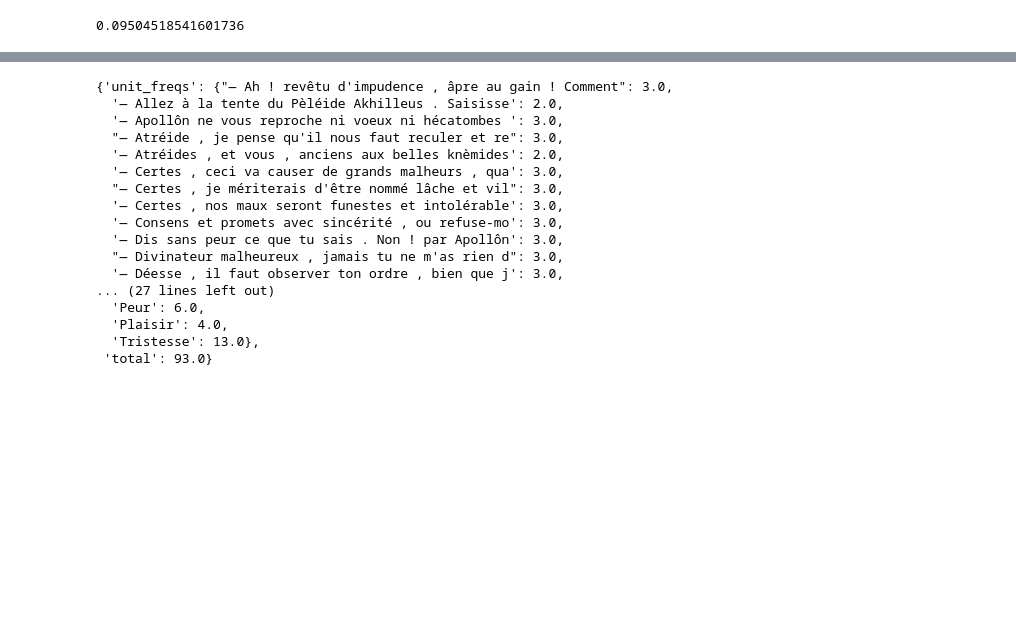
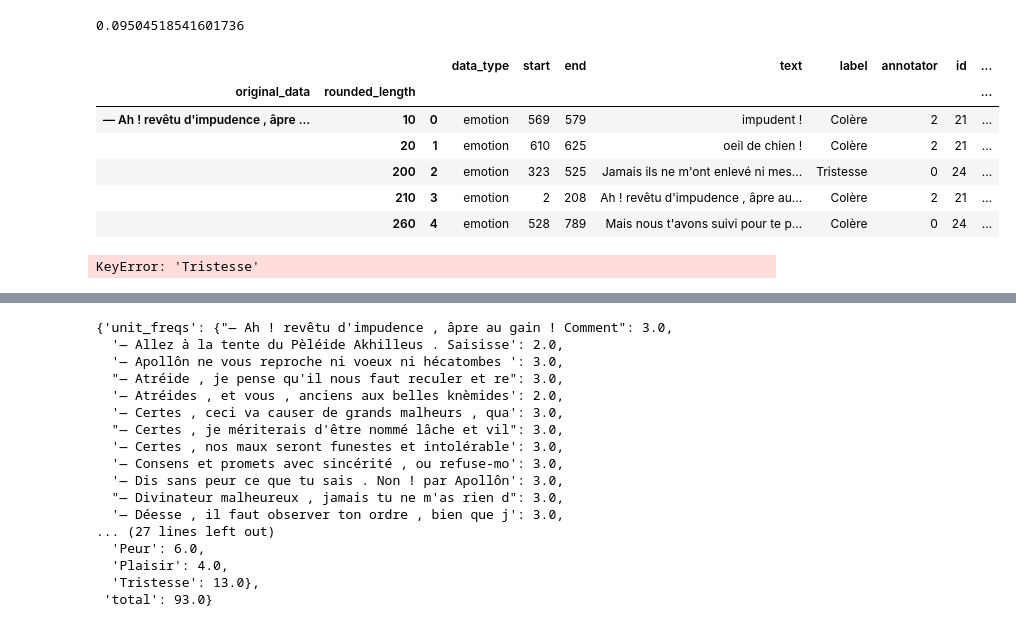
Before and after one commit to dpicca/Homer_Iliad_Dataset, a Jupyter notebook: Dataframes/Data_cleaning.ipynb, the cells around one changed output, grey strips where cells are left out. Saved outputs shown, nothing was run; the diff lists cells and outputs as text; code cells hidden in the pictures; blank space fills up the shorter version.

```diff
--- a/Dataframes/Data_cleaning.ipynb
+++ b/Dataframes/Data_cleaning.ipynb
@@ -246,6 +247,16 @@ test1 = chapter_1.groupby(['original_data', 'rounded_length'])
 test_1= test1.apply(lambda a: a[:])
 # %%
 test_1.reset_index(inplace=True, drop=True)
+# %%
+test_1.head(5)
+# %% [output]
+|  |  |  | data_type | start | end | text | label | annotator | id | ... |
+| original_data | rounded_length |  |  |  |  |  |  |  |  | ... |
+| — Ah ! revêtu d'impudence , âpre ... | 10 | 0 | emotion | 569 | 579 | impudent ! | Colère | 2 | 21 | ... |
+|  | 20 | 1 | emotion | 610 | 625 | oeil de chien ! | Colère | 2 | 21 | ... |
+|  | 200 | 2 | emotion | 323 | 525 | Jamais ils ne m'ont enlevé ni mes... | Tristesse | 0 | 24 | ... |
+|  | 210 | 3 | emotion | 2 | 208 | Ah ! revêtu d'impudence , âpre au... | Colère | 2 | 21 | ... |
+|  | 260 | 4 | emotion | 528 | 789 | Mais nous t'avons suivi pour te p... | Colère | 0 | 24 | ... |
 # %%
 def df_to_experiment_annotator_table(df,experiment_col,annotator_col,class_col):
         return df.pivot_table(
@@ -253,3 +264,7 @@ def df_to_experiment_annotator_table(df,experiment_col,annotator_col,class_col):
     )
 
 df_chapter1= df_to_experiment_annotator_table(test_1,'original_data','annotator','label')
+# %%
+df_tristesse=df_to_experiment_annotator_table(test_1,'original_data','annotator','Tristesse')
+# %% [output]
+KeyError: 'Tristesse'
```
Also changed, not shown: parts of 15 cells of this notebook.
